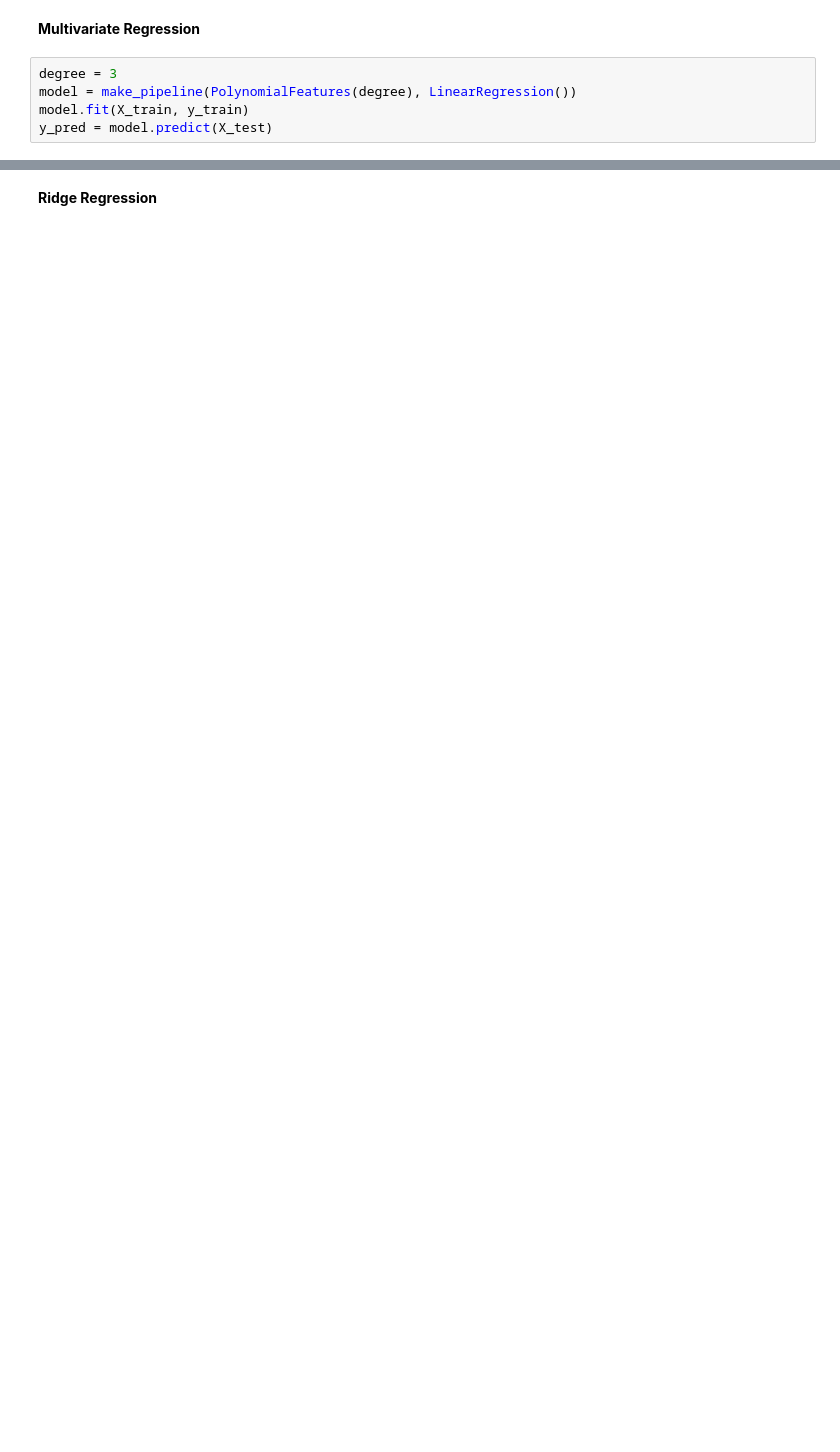
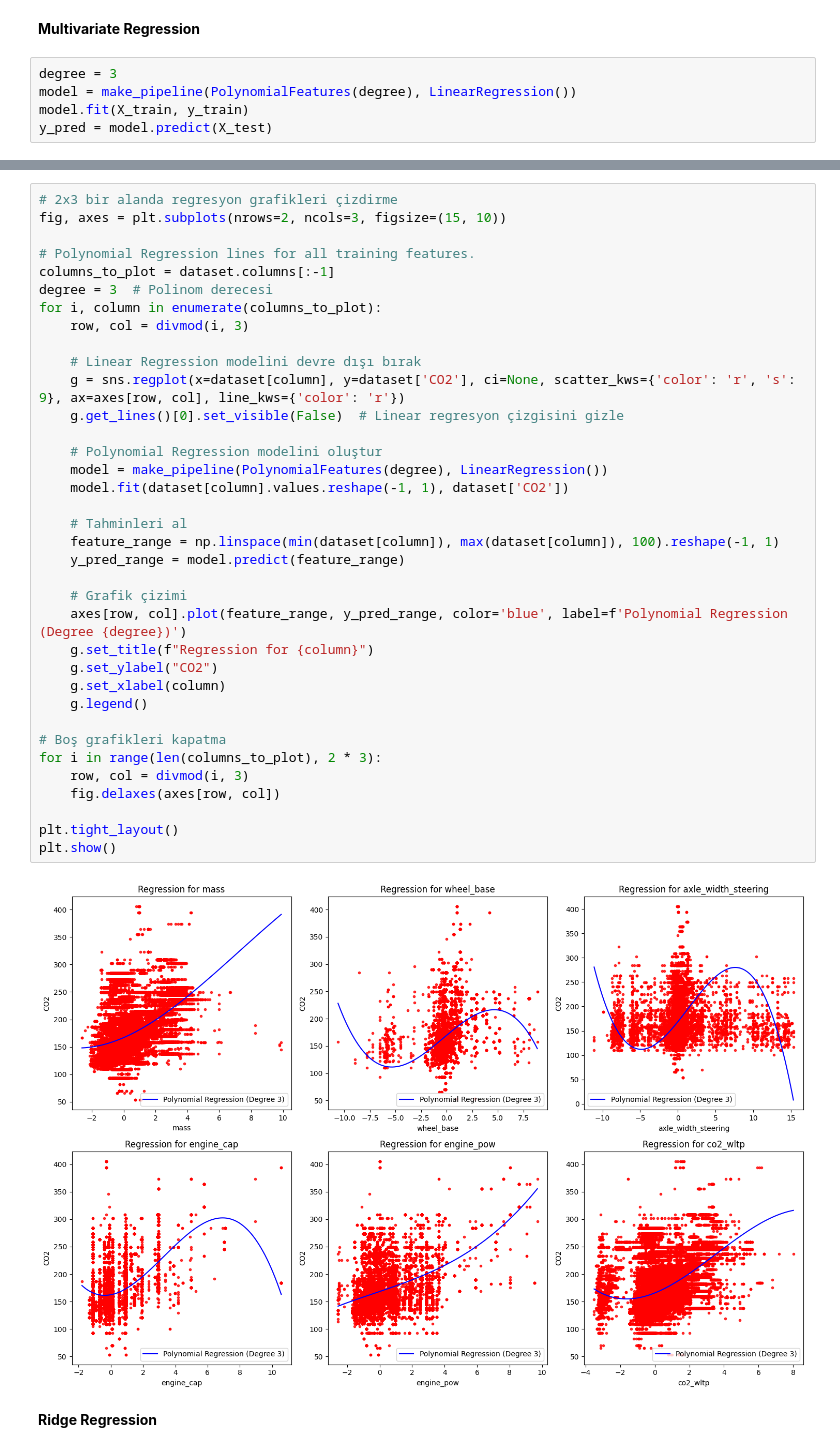
Before and after one commit to BenguBarisBalkan/AIN-311_Project, a Jupyter notebook: project_models.ipynb, the cells around one changed output, grey strips where cells are left out. Cells and saved outputs as stored; diff of their text form; blank space fills up the shorter version.

```diff
--- a/project_models.ipynb
+++ b/project_models.ipynb
@@ -490,2 +501,40 @@ Spearman Coefficient: 0.4677555217161316
+# %%
+# 2x3 bir alanda regresyon grafikleri çizdirme
+fig, axes = plt.subplots(nrows=2, ncols=3, figsize=(15, 10))
+
+# Polynomial Regression lines for all training features.
+columns_to_plot = dataset.columns[:-1]
+degree = 3  # Polinom derecesi
+for i, column in enumerate(columns_to_plot):
+    row, col = divmod(i, 3)
+
+    # Linear Regression modelini devre dışı bırak
+    g = sns.regplot(x=dataset[column], y=dataset['CO2'], ci=None, scatter_kws={'color': 'r', 's': 9}, ax=axes[row, col], line_kws={'color': 'r'})
+    g.get_lines()[0].set_visible(False)  # Linear regresyon çizgisini gizle
+
+    # Polynomial Regression modelini oluştur
+    model = make_pipeline(PolynomialFeatures(degree), LinearRegression())
+    model.fit(dataset[column].values.reshape(-1, 1), dataset['CO2'])
+
+    # Tahminleri al
+    feature_range = np.linspace(min(dataset[column]), max(dataset[column]), 100).reshape(-1, 1)
+    y_pred_range = model.predict(feature_range)
+
+    # Grafik çizimi
+    axes[row, col].plot(feature_range, y_pred_range, color='blue', label=f'Polynomial Regression (Degree {degree})')
+    g.set_title(f"Regression for {column}")
+    g.set_ylabel("CO2")
+    g.set_xlabel(column)
+    g.legend()
+
+# Boş grafikleri kapatma
+for i in range(len(columns_to_plot), 2 * 3):
+    row, col = divmod(i, 3)
+    fig.delaxes(axes[row, col])
+
+plt.tight_layout()
+plt.show()
+# %% [output]
+[figure, added]
 # %% [markdown]
 **Ridge Regression**
```
Also changed, not shown: parts of 20 cells of this notebook.
